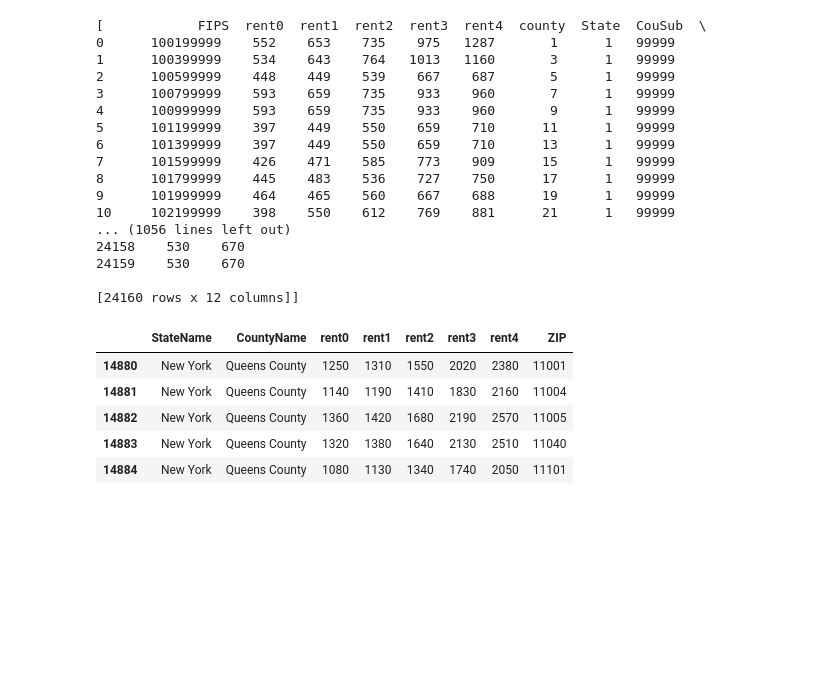
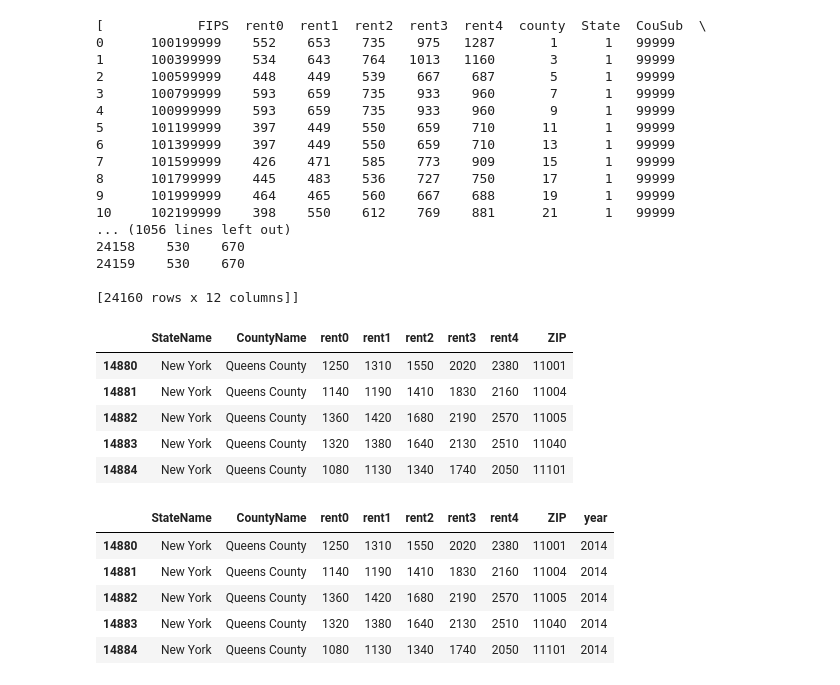
Before and after one commit to cjallow/DataScience-Project, a Jupyter notebook: HB_Queens_Rent.ipynb, the cells around one changed output. Cells and saved outputs as stored; diff of their text form; code cells hidden in the pictures; blank space fills up the shorter version.

Commit message:
merge income and rent

```diff
--- a/HB_Queens_Rent.ipynb
+++ b/HB_Queens_Rent.ipynb
@@ -1,5 +4,8 @@
 # %%
 # special IPython command to prepare the notebook for matplotlib
+# Render our plots inline
+%matplotlib inline
+
 %matplotlib inline
 import numpy as np
 import pandas as pd
@@ -21,10 +27,5 @@ import urllib
 import urllib.request
 from urllib.request import urlretrieve
 
-import json
-from pprint import pprint
-
-import sklearn.cross_validation
-from sklearn.ensemble import RandomForestClassifier
-from sklearn.cross_validation import cross_val_score
-import openpyxl
+pd.set_option('display.mpl_style', 'default') # Make the graphs a bit prettier
+plt.rcParams['figure.figsize'] = (15, 5)
@@ -95,6 +101,7 @@ print(rent_per_year)
 
 [24160 rows x 12 columns]]
 # %%
+year=2014
 df_14 = df_14[(df_14.CountyName == 'Queens County') & (df_14.StateName == 'New York')]
 df_14 = df_14[['StateName','CountyName','rent0','rent1','rent2','rent3','rent4','ZIP']]
 df_14.head()
@@ -109,0 +123,14 @@ dataframe=[]
+# %%
+#df = pd.DataFrame(df_14, columns = ['year':year])
+df_14['year'] = year
+#dat = pd.DataFrame({'year': '2014'})
+#dat2 = pd.DataFrame({'dat2': [7,6]})
+#df_14.join(dat)
+df_14.head()
+# %% [output]
+|  | StateName | CountyName | rent0 | rent1 | rent2 | rent3 | rent4 | ZIP | year |
+| 14880 | New York | Queens County | 1250 | 1310 | 1550 | 2020 | 2380 | 11001 | 2014 |
+| 14881 | New York | Queens County | 1140 | 1190 | 1410 | 1830 | 2160 | 11004 | 2014 |
+| 14882 | New York | Queens County | 1360 | 1420 | 1680 | 2190 | 2570 | 11005 | 2014 |
+| 14883 | New York | Queens County | 1320 | 1380 | 1640 | 2130 | 2510 | 11040 | 2014 |
+| 14884 | New York | Queens County | 1080 | 1130 | 1340 | 1740 | 2050 | 11101 | 2014 |
```
Also changed, not shown: parts of 4 cells of this notebook, 2 other files.
